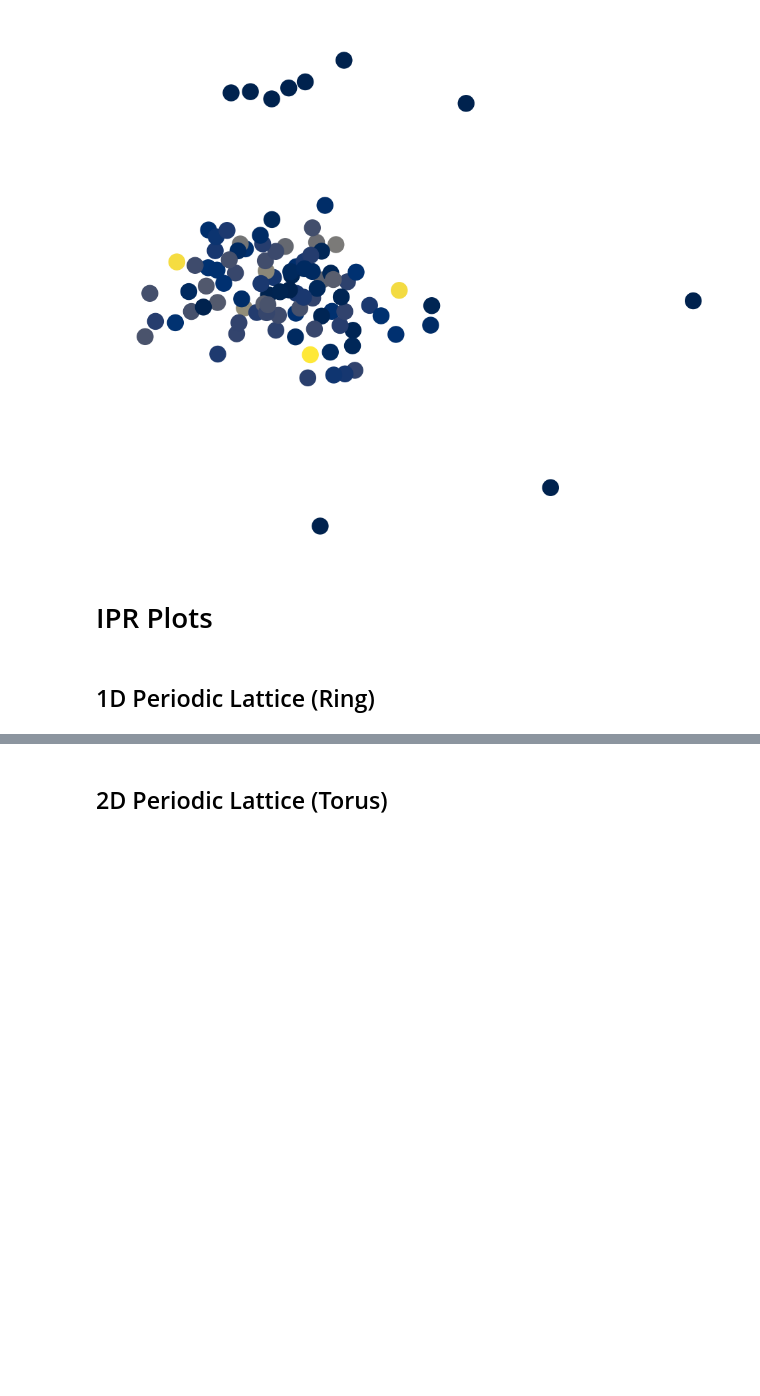
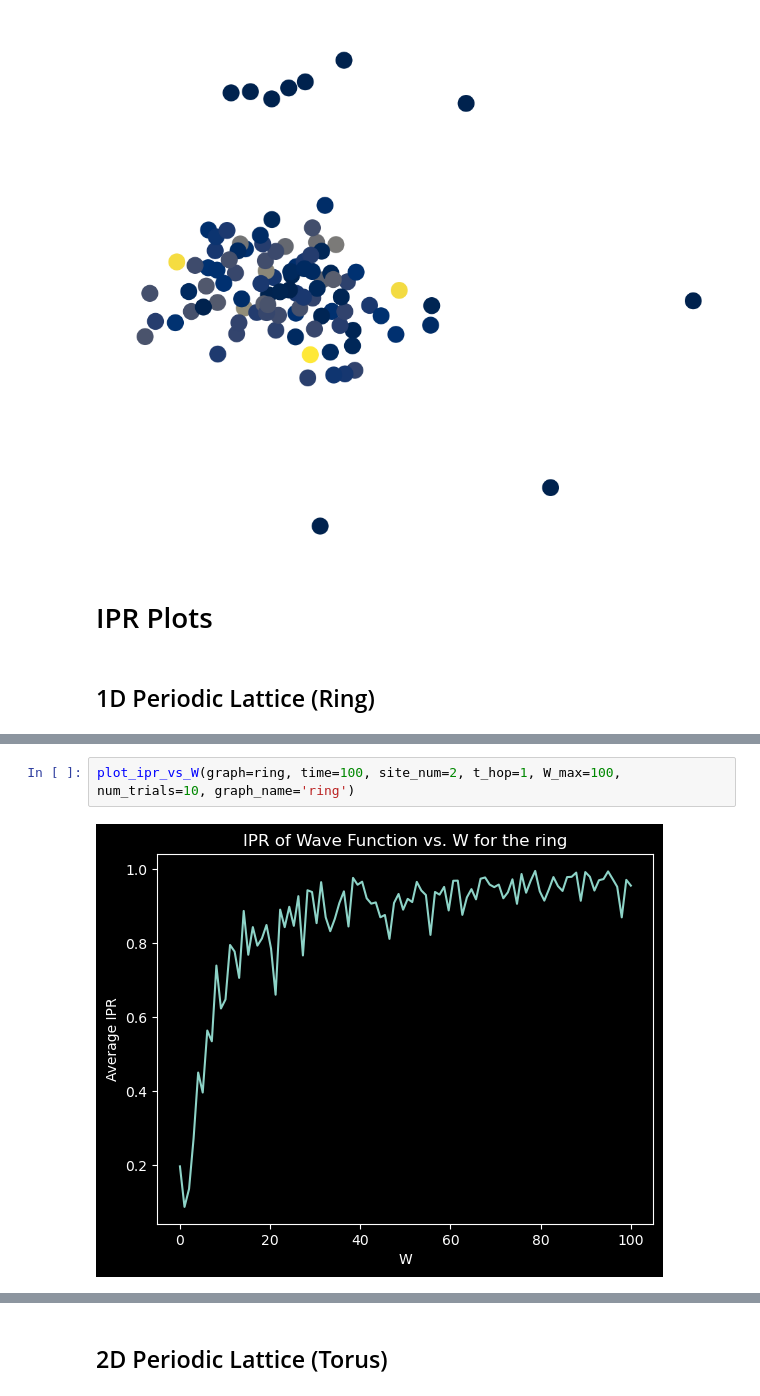
Before and after one commit to ravikoka/qgraph, a Jupyter notebook: analysis.ipynb, the cells around one changed output, grey strips where cells are left out. Saved outputs shown, nothing was run; the diff lists cells and outputs as text; blank space fills up the shorter version.

```diff
--- a/analysis.ipynb
+++ b/analysis.ipynb
@@ -90,0 +96,4 @@ saving animation to plots/random_graph_animation_n_100_tmax_40_W_1_p_0.03.gif
+# %%
+plot_ipr_vs_W(graph=ring, time=100, site_num=2, t_hop=1, W_max=100, num_trials=10, graph_name='ring')
+# %% [output]
+[figure, added]
```
Also changed, not shown: parts of 5 cells of this notebook, 1 other file.
